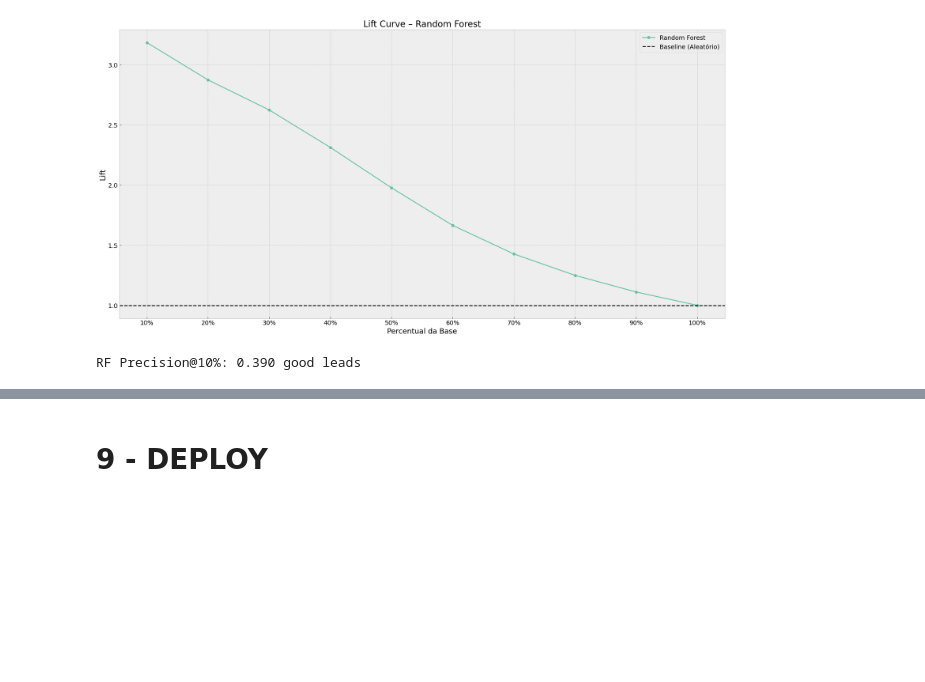
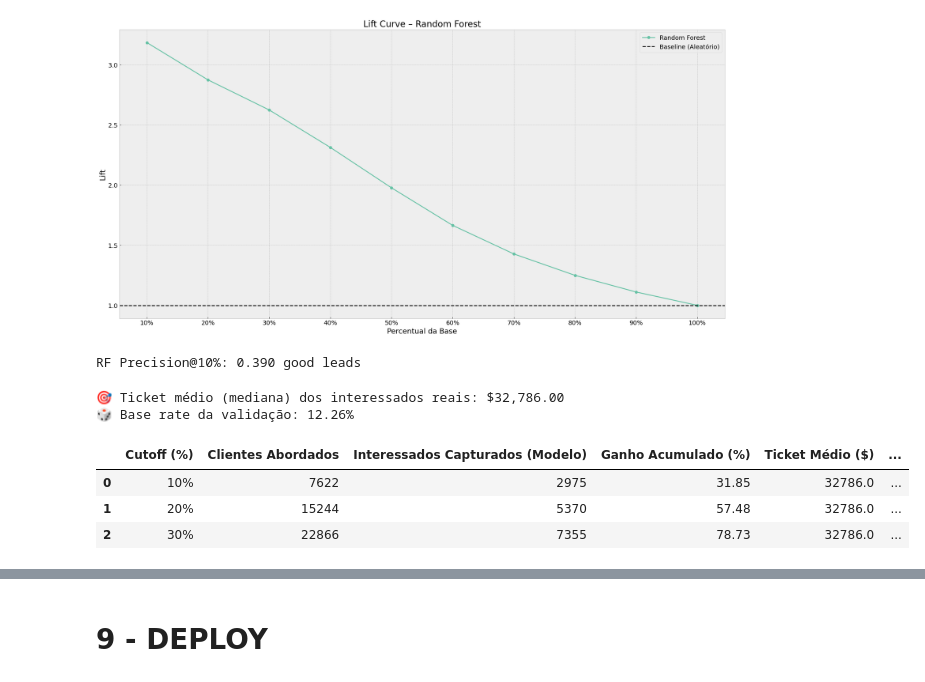
Before and after one commit to polloncarlos/health_insurance_ranking, a Jupyter notebook: notebooks/9_model_deploy.ipynb, the cells around one changed output, grey strips where cells are left out. Cells and saved outputs as stored; diff of their text form; code cells hidden in the pictures; blank space fills up the shorter version.

```diff
--- a/notebooks/9_model_deploy.ipynb
+++ b/notebooks/9_model_deploy.ipynb
@@ -1357,6 +1371,82 @@ p20k_rf = precision_at_k(y_val.values, y_val_score_rf, k=0.1)
 print(f'RF Precision@10%: {p20k_rf:.3f} good leads')
 # %% [output]
 RF Precision@10%: 0.390 good leads
+# %%
+# ===============================
+# BASE RICA: SCORE + TARGET + PREMIUM
+# ===============================
+
+df_rank = pd.DataFrame({
+    'y_true': y_val.values,
+    'score': y_val_score_rf,
+    'annual_premium': X.loc[y_val.index, 'annual_premium'].values
+})
+
+df_rank = df_rank.sort_values('score', ascending=False).reset_index(drop=True)
+
+# ===============================
+# MÉTRICAS ACUMULADAS
+# ===============================
+
+n = len(df_rank)
+total_positives = df_rank['y_true'].sum()
+base_rate = df_rank['y_true'].mean()
+
+df_rank['cum_response'] = df_rank['y_true'].cumsum()
+df_rank['cum_gain'] = df_rank['cum_response'] / total_positives
+df_rank['population_pct'] = (np.arange(n) + 1) / n
+
+# ===============================
+# TICKET MÉDIO DOS INTERESSADOS REAIS
+# ===============================
+
+ticket_medio = df_rank.loc[df_rank['y_true'] == 1, 'annual_premium'].median()
+
+print(f"🎯 Ticket médio (mediana) dos interessados reais: ${ticket_medio:,.2f}")
+print(f"🎲 Base rate da validação: {base_rate*100:.2f}%")
+
+# ===============================
+# TABELA FINAL — MODELO + ALEATÓRIO
+# ===============================
+
+ks = [0.10, 0.20, 0.30]
+
+rows_modelo = []
+
+for k in ks:
+    cutoff = int(n * k)
+    df_k = df_rank.iloc[:cutoff]
+
+    clientes_abordados = cutoff
+
+    # MODELO
+    interessados_capturados = int(df_k['y_true'].sum())
+    ganho_acumulado_pct = df_k['cum_gain'].iloc[-1] * 100
+    receita_modelo = interessados_capturados * ticket_medio
+
+    # BASELINE (ALEATÓRIO)
+    interessados_esperados = int(cutoff * base_rate)
+    receita_aleatoria = interessados_esperados * ticket_medio
+
+    rows_modelo.append({
+        'Cutoff (%)': f"{int(k*100)}%",
+        'Clientes Abordados': clientes_abordados,
+        'Interessados Capturados (Modelo)': interessados_capturados,
+        'Ganho Acumulado (%)': round(ganho_acumulado_pct, 2),
+        'Ticket Médio ($)': round(ticket_medio, 2),
+        'Receita Estimada — Modelo ($)': round(receita_modelo, 2),
+        'Receita Esperada — Aleatório ($)': round(receita_aleatoria, 2)
+    })
+
+modelo_table = pd.DataFrame(rows_modelo)
+display(modelo_table)
+# %% [output]
+🎯 Ticket médio (mediana) dos interessados reais: $32,786.00
+🎲 Base rate da validação: 12.26%
+|  | Cutoff (%) | Clientes Abordados | Interessados Capturados (Modelo) | Ganho Acumulado (%) | Ticket Médio ($) | ... |
+| 0 | 10% | 7622 | 2975 | 31.85 | 32786.0 | ... |
+| 1 | 20% | 15244 | 5370 | 57.48 | 32786.0 | ... |
+| 2 | 30% | 22866 | 7355 | 78.73 | 32786.0 | ... |
 # %%
 y_true = y_val.values
 y_score = y_val_score_rf
```
Also changed, not shown: parts of 6 cells of this notebook.
